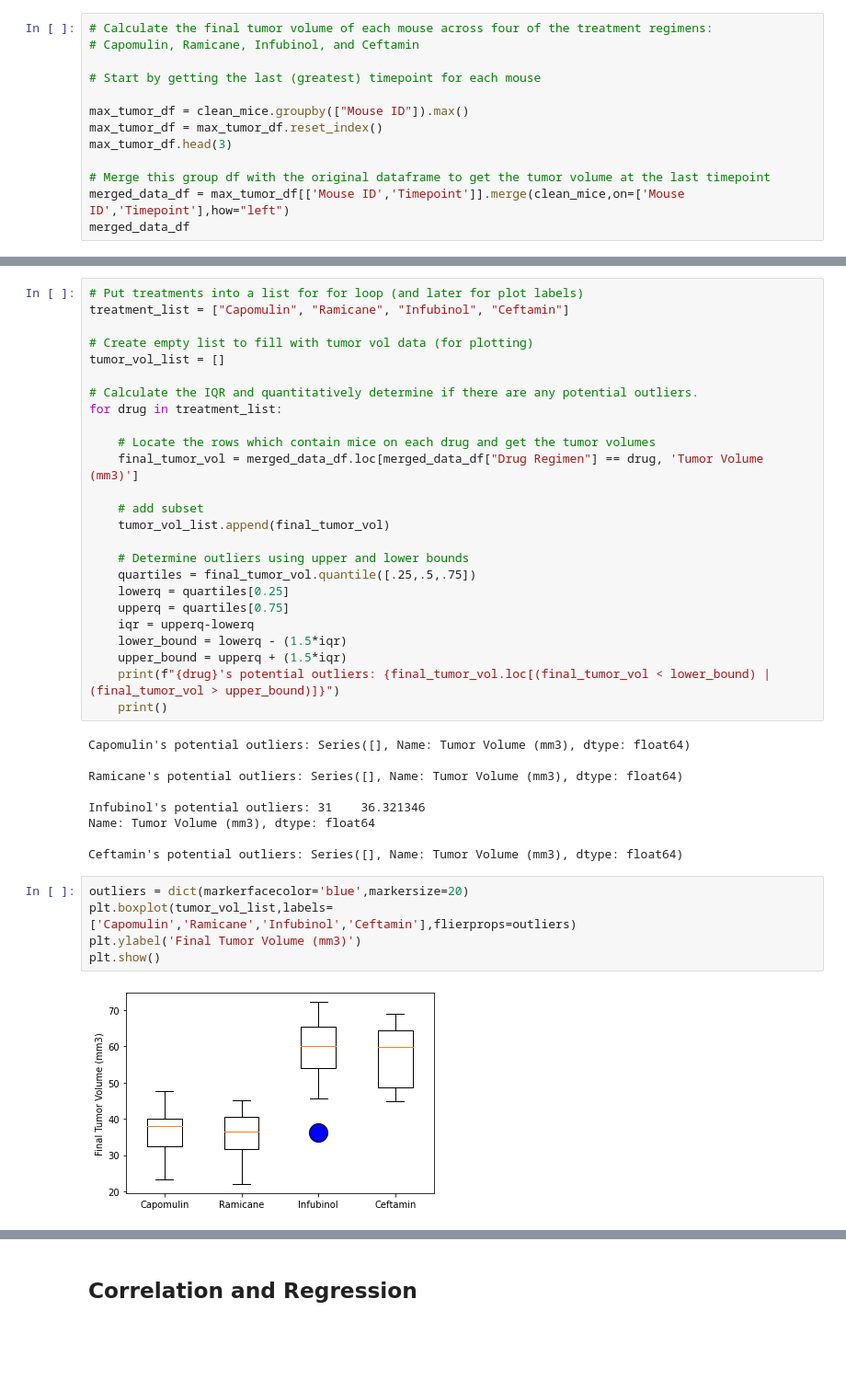
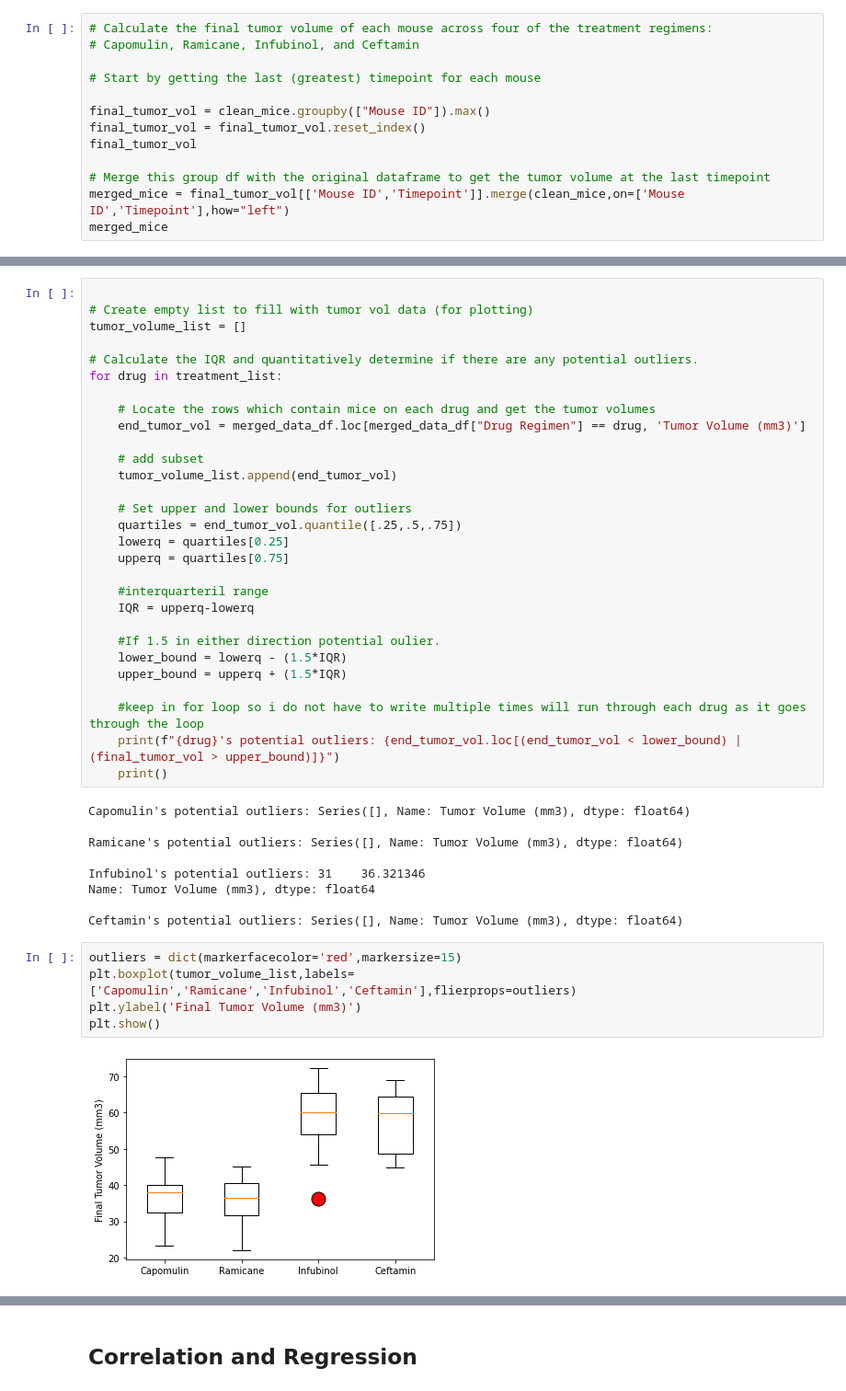
Before and after one commit to amunyhub/matplot-assignment, a Jupyter notebook: pymaceuticals_starter.ipynb, the cells around one changed output, grey strips where cells are left out. Shown at 92% size. Saved outputs shown, nothing was run; the diff lists cells and outputs as text; blank space fills up the shorter version.

Commit message:
box plot complete

```diff
--- a/pymaceuticals_starter.ipynb
+++ b/pymaceuticals_starter.ipynb
@@ -260,13 +260,13 @@ plt.axis("equal")
 
 # Start by getting the last (greatest) timepoint for each mouse
 
-max_tumor_df = clean_mice.groupby(["Mouse ID"]).max()
-max_tumor_df = max_tumor_df.reset_index()
-max_tumor_df.head(3)
+final_tumor_vol = clean_mice.groupby(["Mouse ID"]).max()
+final_tumor_vol = final_tumor_vol.reset_index()
+final_tumor_vol
 
 # Merge this group df with the original dataframe to get the tumor volume at the last timepoint
-merged_data_df = max_tumor_df[['Mouse ID','Timepoint']].merge(clean_mice,on=['Mouse ID','Timepoint'],how="left")
-merged_data_df
+merged_mice = final_tumor_vol[['Mouse ID','Timepoint']].merge(clean_mice,on=['Mouse ID','Timepoint'],how="left")
+merged_mice
 # %% [output]
 |  | Mouse ID | Timepoint | Drug Regimen | Sex | Age_months | Weight (g) | Tumor Volume (mm3) | ... |
 | 0 | a203 | 45 | Infubinol | Female | 20 | 23 | 67.973419 | ... |
@@ -284,27 +290,31 @@ merged_data_df
 # %%
-# Put treatments into a list for for loop (and later for plot labels)
-treatment_list = ["Capomulin", "Ramicane", "Infubinol", "Ceftamin"]
 
 # Create empty list to fill with tumor vol data (for plotting)
-tumor_vol_list = []
+tumor_volume_list = []
 
 # Calculate the IQR and quantitatively determine if there are any potential outliers.
 for drug in treatment_list:
 
     # Locate the rows which contain mice on each drug and get the tumor volumes
-    final_tumor_vol = merged_data_df.loc[merged_data_df["Drug Regimen"] == drug, 'Tumor Volume (mm3)']
+    end_tumor_vol = merged_data_df.loc[merged_data_df["Drug Regimen"] == drug, 'Tumor Volume (mm3)']
 
     # add subset
-    tumor_vol_list.append(final_tumor_vol)
+    tumor_volume_list.append(end_tumor_vol)
 
-    # Determine outliers using upper and lower bounds
-    quartiles = final_tumor_vol.quantile([.25,.5,.75])
+    # Set upper and lower bounds for outliers
+    quartiles = end_tumor_vol.quantile([.25,.5,.75])
     lowerq = quartiles[0.25]
     upperq = quartiles[0.75]
-    iqr = upperq-lowerq
-    lower_bound = lowerq - (1.5*iqr)
-    upper_bound = upperq + (1.5*iqr)
-    print(f"{drug}'s potential outliers: {final_tumor_vol.loc[(final_tumor_vol < lower_bound) | (final_tumor_vol > upper_bound)]}")
+
+    #interquarteril range
+    IQR = upperq-lowerq
+
+    #If 1.5 in either direction potential oulier.
+    lower_bound = lowerq - (1.5*IQR)
+    upper_bound = upperq + (1.5*IQR)
+
+    #keep in for loop so i do not have to write multiple times will run through each drug as it goes through the loop
+    print(f"{drug}'s potential outliers: {end_tumor_vol.loc[(end_tumor_vol < lower_bound) | (final_tumor_vol > upper_bound)]}")
     print()
 # %% [output]
 Capomulin's potential outliers: Series([], Name: Tumor Volume (mm3), dtype: float64)
@@ -316,9 +326,9 @@ Name: Tumor Volume (mm3), dtype: float64
 
 Ceftamin's potential outliers: Series([], Name: Tumor Volume (mm3), dtype: float64)
 # %%
-outliers = dict(markerfacecolor='blue',markersize=20)
-plt.boxplot(tumor_vol_list,labels=['Capomulin','Ramicane','Infubinol','Ceftamin'],flierprops=outliers)
+outliers = dict(markerfacecolor='red',markersize=15)
+plt.boxplot(tumor_volume_list,labels=['Capomulin','Ramicane','Infubinol','Ceftamin'],flierprops=outliers)
 plt.ylabel('Final Tumor Volume (mm3)')
 plt.show()
 # %% [output]
-[figure, old version]
+[figure, new version]
```
Also changed, not shown: parts of 7 cells of this notebook.
